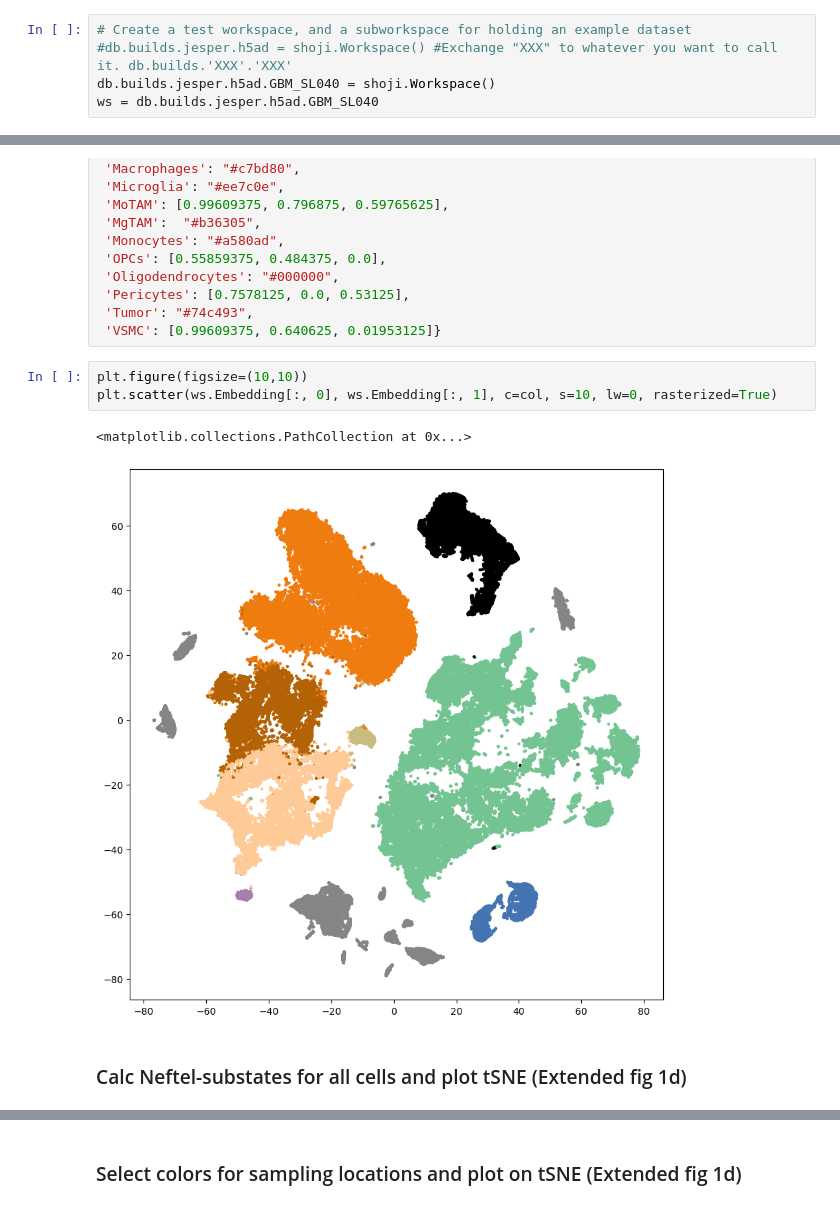
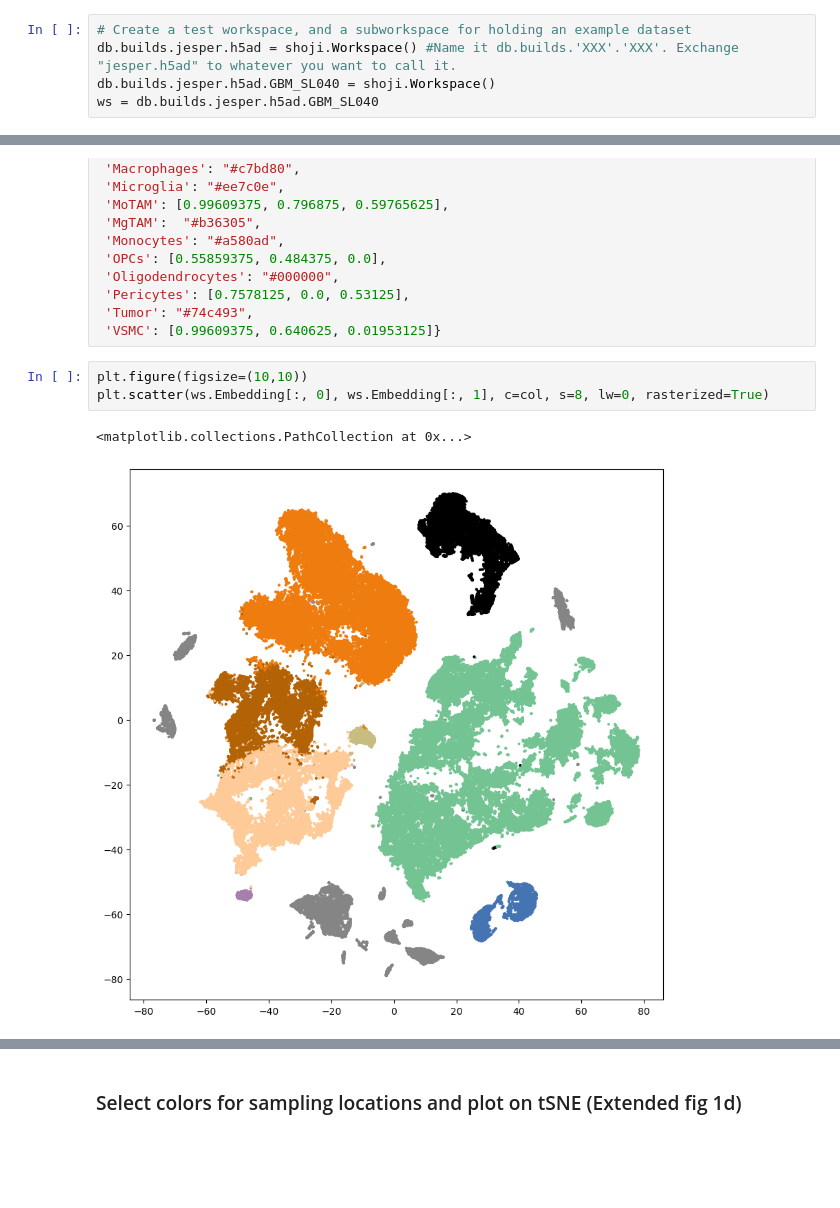
Before and after one commit to linnarsson-lab/glioblastoma_wound_response, a Jupyter notebook: Example_Notebooks/Figure 1/Figure_1A_B_Extended_Data_Figure_1C_D_E_F_G.ipynb, the cells around one changed output, grey strips where cells are left out. Cells and saved outputs as stored; diff of their text form; blank space fills up the shorter version.

```diff
--- a/Example_Notebooks/Figure 1/Figure_1A_B_Extended_Data_Figure_1C_D_E_F_G.ipynb
+++ b/Example_Notebooks/Figure 1/Figure_1A_B_Extended_Data_Figure_1C_D_E_F_G.ipynb
@@ -34,7 +34,7 @@ warnings.filterwarnings('ignore')
 db = shoji.connect()
 # %%
 # Create a test workspace, and a subworkspace for holding an example dataset
-#db.builds.jesper.h5ad = shoji.Workspace() #Exchange "XXX" to whatever you want to call it. db.builds.'XXX'.'XXX'
+db.builds.jesper.h5ad = shoji.Workspace() #Name it db.builds.'XXX'.'XXX'. Exchange "jesper.h5ad" to whatever you want to call it.
 db.builds.jesper.h5ad.GBM_SL040 = shoji.Workspace()
 ws = db.builds.jesper.h5ad.GBM_SL040
 # %%
@@ -454,9 +457,7 @@ palette_classes = {'Astrocytes':'#4574b3',
  'VSMC': [0.99609375, 0.640625, 0.01953125]}
 # %%
 plt.figure(figsize=(10,10))
-plt.scatter(ws.Embedding[:, 0], ws.Embedding[:, 1], c=col, s=10, lw=0, rasterized=True)
+plt.scatter(ws.Embedding[:, 0], ws.Embedding[:, 1], c=col, s=8, lw=0, rasterized=True)
 # %% [output]
 <matplotlib.collections.PathCollection at 0x...>
-[figure, old version]
+[figure, new version]
-# %% [markdown]
-### Calc Neftel-substates for all cells and plot tSNE (Extended fig 1d)
```
Also changed, not shown: parts of 22 cells of this notebook.
